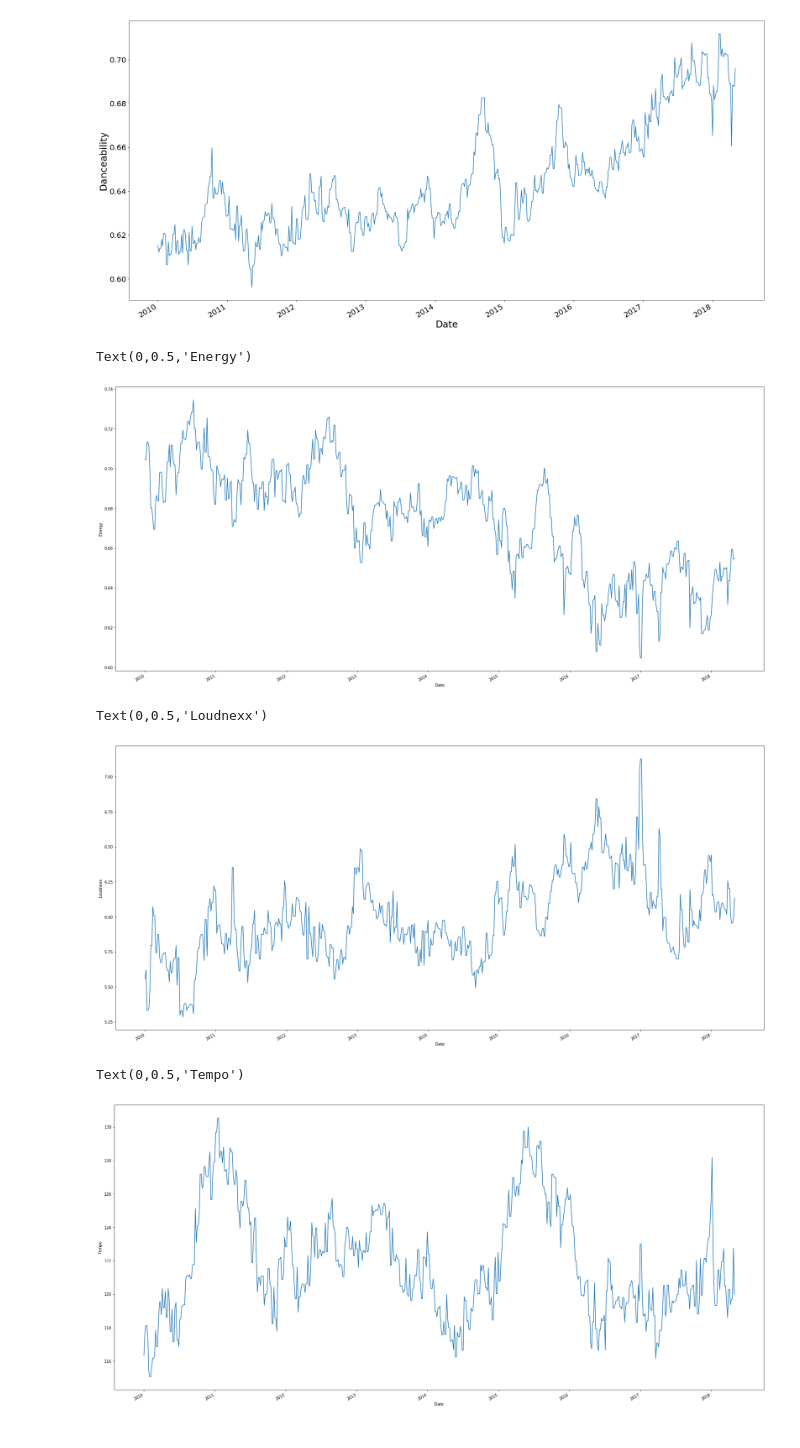
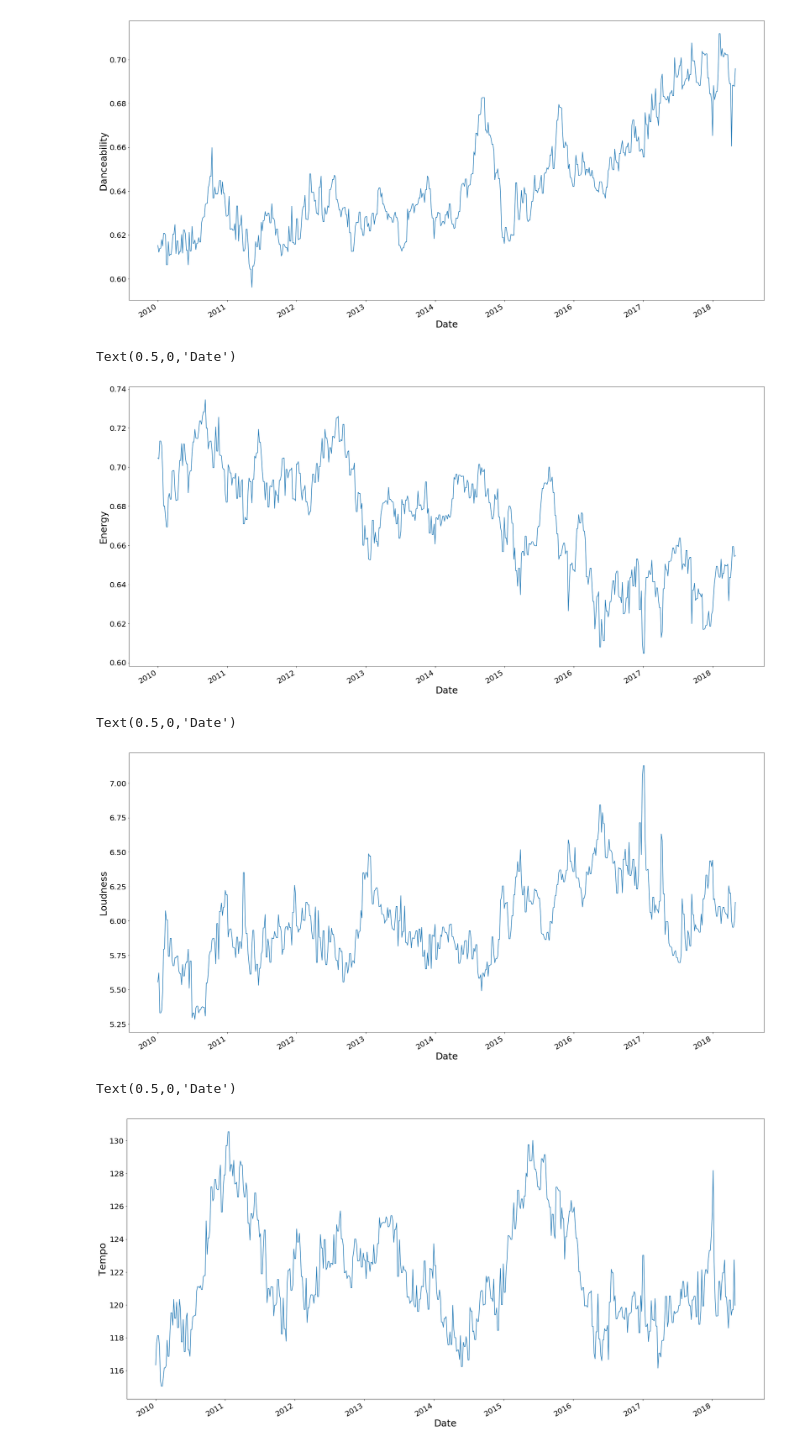
Before and after one commit to ethantanen/DataScience_FinalProject, a Jupyter notebook: Deliv_2/Deliverable 2.ipynb, the cells around one changed output. Drawn from its saved outputs; the diff is of its cells as text; code cells hidden in the pictures.

```diff
--- a/Deliv_2/Deliverable 2.ipynb
+++ b/Deliv_2/Deliverable 2.ipynb
@@ -85,20 +83,23 @@ plot.set_xlabel("Date",fontsize=25)
 Text(0.5,0,'Date')
 [figure]
 # %%
-plot = top_100_d.energy.plot(figsize=(30,15))
-plot.set_ylabel("Energy")
+plot = top_100_d.energy.plot(figsize=(30,15),fontsize=20)
+plot.set_ylabel("Energy",fontsize=25)
+plot.set_xlabel("Date",fontsize=25)
 # %% [output]
-Text(0,0.5,'Energy')
+Text(0.5,0,'Date')
-[figure, old version]
+[figure, new version]
 # %%
-plot = top_100_d.loudness.plot(figsize=(30,15))
-plot.set_ylabel("Loudnexx")
+plot = top_100_d.loudness.plot(figsize=(30,15),fontsize=20)
+plot.set_ylabel("Loudness",fontsize=25)
+plot.set_xlabel("Date",fontsize=25)
 # %% [output]
-Text(0,0.5,'Loudnexx')
+Text(0.5,0,'Date')
-[figure, old version]
+[figure, new version]
 # %%
-plot = top_100_d.tempo.plot(figsize=(30,15))
-plot.set_ylabel("Tempo")
+plot = top_100_d.tempo.plot(figsize=(30,15),fontsize=20)
+plot.set_ylabel("Tempo",fontsize=25)
+plot.set_xlabel("Date",fontsize=25)
 # %% [output]
-Text(0,0.5,'Tempo')
+Text(0.5,0,'Date')
-[figure, old version]
+[figure, new version]
```
Also changed, not shown: parts of 1 cell of this notebook, 2 other files.
